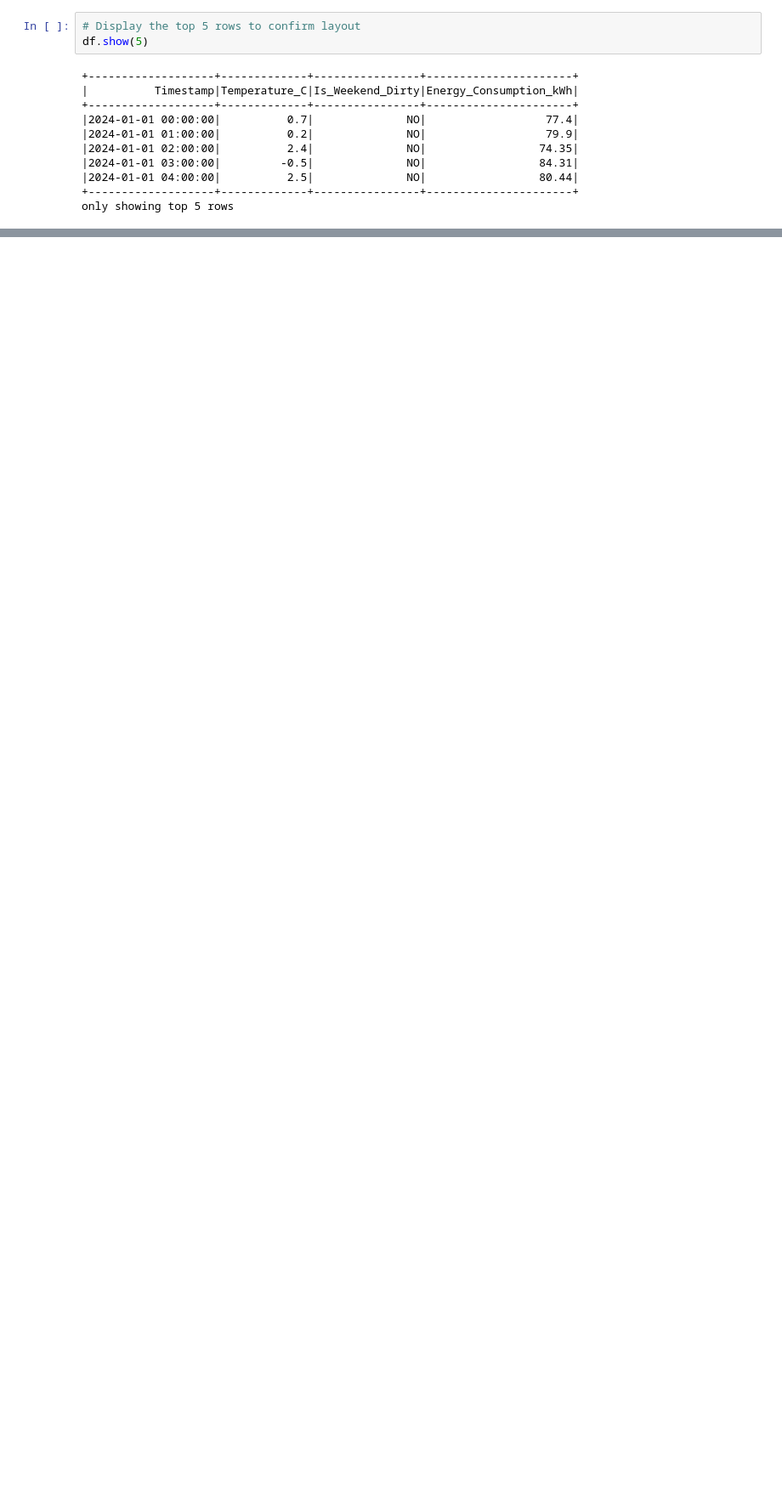
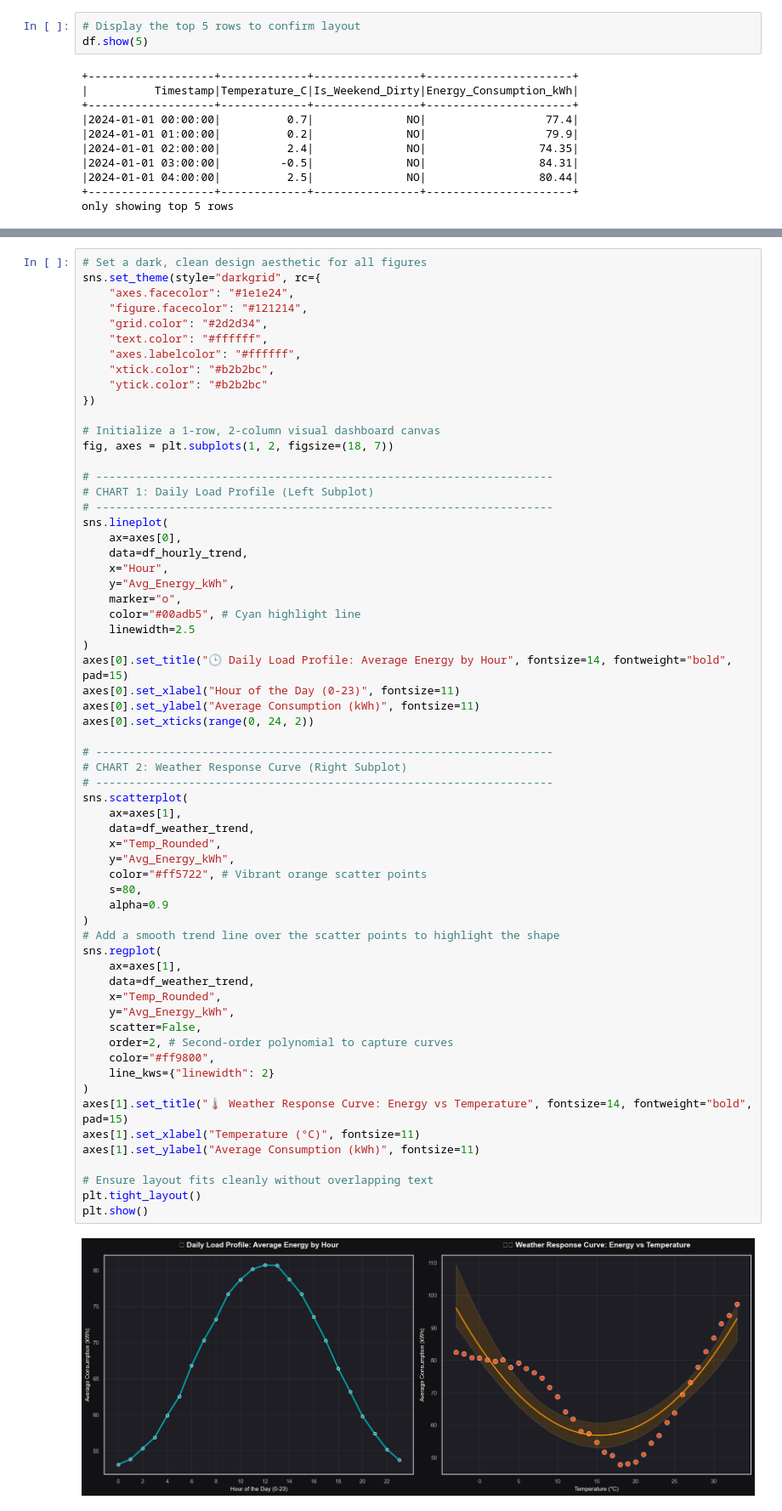
Before and after one commit to MaykInvest/Forecasting_Energy_Consumption, a Jupyter notebook: project.ipynb, the cells around one changed output, grey strips where cells are left out. Shown at 85% size. Drawn from its saved outputs; the diff is of its cells as text; blank space fills up the shorter version.

Commit message:
cleaning, eda, feature engineering pipeline, Ml model, and avaluation of the metrics

```diff
--- a/project.ipynb
+++ b/project.ipynb
@@ -252,0 +408,64 @@ only showing top 5 rows
+# %%
+# Set a dark, clean design aesthetic for all figures
+sns.set_theme(style="darkgrid", rc={
+    "axes.facecolor": "#1e1e24",
+    "figure.facecolor": "#121214",
+    "grid.color": "#2d2d34",
+    "text.color": "#ffffff",
+    "axes.labelcolor": "#ffffff",
+    "xtick.color": "#b2b2bc",
+    "ytick.color": "#b2b2bc"
+})
+
+# Initialize a 1-row, 2-column visual dashboard canvas
+fig, axes = plt.subplots(1, 2, figsize=(18, 7))
+
+# ---------------------------------------------------------------------
+# CHART 1: Daily Load Profile (Left Subplot)
+# ---------------------------------------------------------------------
+sns.lineplot(
+    ax=axes[0],
+    data=df_hourly_trend,
+    x="Hour",
+    y="Avg_Energy_kWh",
+    marker="o",
+    color="#00adb5", # Cyan highlight line
+    linewidth=2.5
+)
+axes[0].set_title("🕒 Daily Load Profile: Average Energy by Hour", fontsize=14, fontweight="bold", pad=15)
+axes[0].set_xlabel("Hour of the Day (0-23)", fontsize=11)
+axes[0].set_ylabel("Average Consumption (kWh)", fontsize=11)
+axes[0].set_xticks(range(0, 24, 2))
+
+# ---------------------------------------------------------------------
+# CHART 2: Weather Response Curve (Right Subplot)
+# ---------------------------------------------------------------------
+sns.scatterplot(
+    ax=axes[1],
+    data=df_weather_trend,
+    x="Temp_Rounded",
+    y="Avg_Energy_kWh",
+    color="#ff5722", # Vibrant orange scatter points
+    s=80,
+    alpha=0.9
+)
+# Add a smooth trend line over the scatter points to highlight the shape
+sns.regplot(
+    ax=axes[1],
+    data=df_weather_trend,
+    x="Temp_Rounded",
+    y="Avg_Energy_kWh",
+    scatter=False,
+    order=2, # Second-order polynomial to capture curves
+    color="#ff9800",
+    line_kws={"linewidth": 2}
+)
+axes[1].set_title("🌡️ Weather Response Curve: Energy vs Temperature", fontsize=14, fontweight="bold", pad=15)
+axes[1].set_xlabel("Temperature (°C)", fontsize=11)
+axes[1].set_ylabel("Average Consumption (kWh)", fontsize=11)
+
+# Ensure layout fits cleanly without overlapping text
+plt.tight_layout()
+plt.show()
+# %% [output]
+[figure, added]
```
Also changed, not shown: parts of 17 cells of this notebook.
